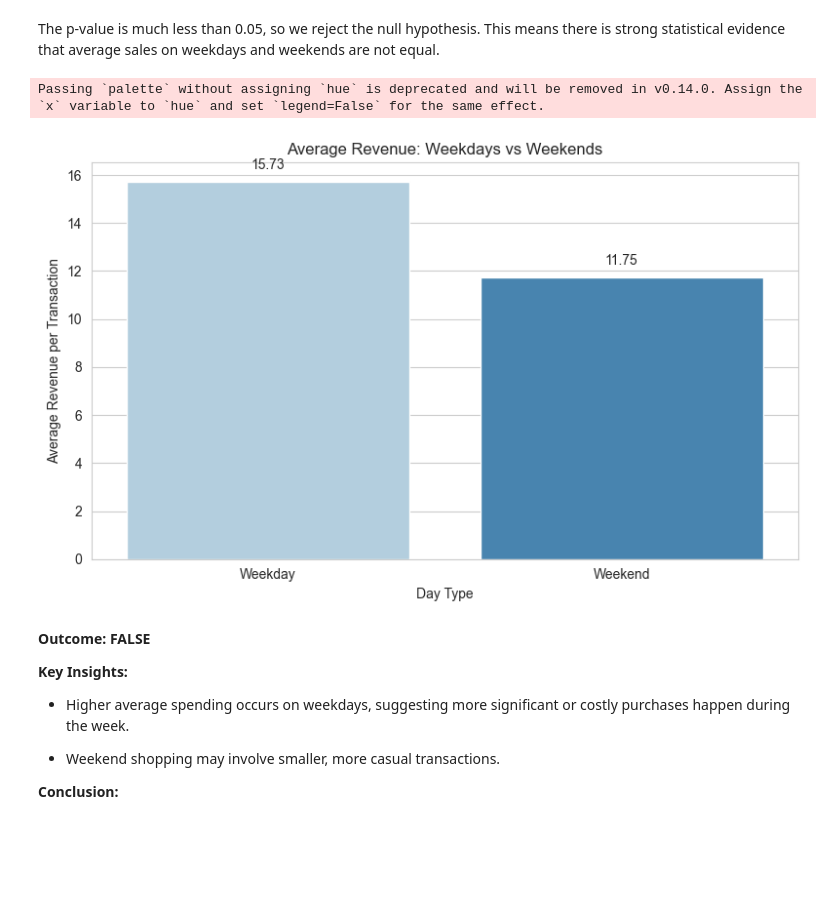
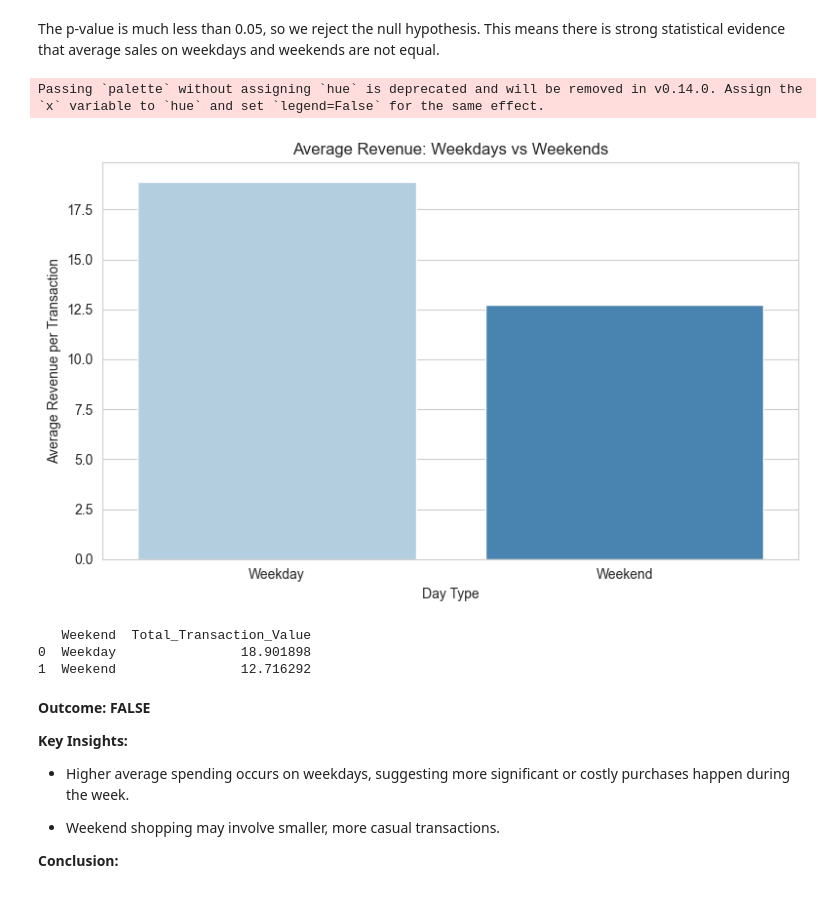
Before and after one commit to mobess12/Online_Retail_Analysis_Capstone_Project, a Jupyter notebook: jupyter_notebooks/data_visualisation.ipynb, the cells around one changed output. Cells and saved outputs as stored; diff of their text form; code cells hidden in the pictures; blank space fills up the shorter version.

```diff
--- a/jupyter_notebooks/data_visualisation.ipynb
+++ b/jupyter_notebooks/data_visualisation.ipynb
@@ -735,24 +728,22 @@ Weekend Mean: 11.75
 The p-value is much less than 0.05, so we reject the null hypothesis. This means there is strong statistical evidence that average sales on weekdays and weekends are not equal.
 # %%
 #group by 'Weekend' and calculate average sales
-avg_sales = clean_df.groupby('Weekend')['Total_Transaction_Value'].mean().reset_index()
-
+avg_sales = df.groupby('Weekend')['Total_Transaction_Value'].mean().reset_index()
 
 plt.figure(figsize=(8, 5)) #plot size
 sns.barplot(data=avg_sales, x='Weekend', y='Total_Transaction_Value', palette='Blues') #bar plot
 plt.title('Average Revenue: Weekdays vs Weekends') #title of plot
 plt.ylabel('Average Revenue per Transaction') #label of y axis
 plt.xlabel('Day Type') #label of x axis
-
-#annotate bars with values
-for index, row in avg_sales.iterrows():
-    plt.text(index, row['Total_Transaction_Value'] + 0.5, f"{row['Total_Transaction_Value']:.2f}", ha='center')
-
 plt.tight_layout() #adjust layout to prevent overlapping content
 plt.show() #display plot
+print(avg_sales) #display average sales
 # %% [output]
 Passing `palette` without assigning `hue` is deprecated and will be removed in v0.14.0. Assign the `x` variable to `hue` and set `legend=False` for the same effect.
-[figure, old version]
+[figure, new version]
+   Weekend  Total_Transaction_Value
+0  Weekday                18.901898
+1  Weekend                12.716292
 # %% [markdown]
 **Outcome: FALSE**
 
```
Also changed, not shown: parts of 15 cells of this notebook.
